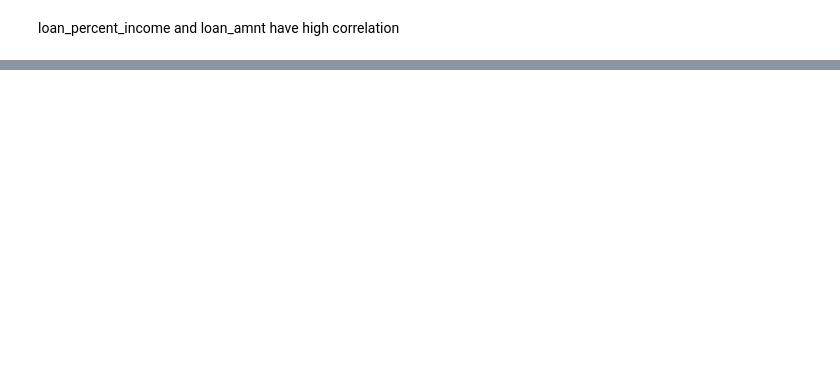
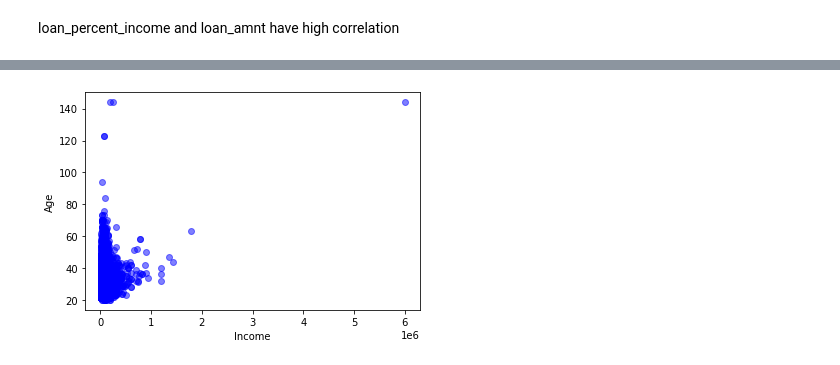
Before and after one commit to SidhST12/BSIP_Assignment_4_Students, a Jupyter notebook: asn4_start.ipynb, the cells around one changed output, grey strips where cells are left out. Saved outputs shown, nothing was run; the diff lists cells and outputs as text; code cells hidden in the pictures; blank space fills up the shorter version.

```diff
--- a/asn4_start.ipynb
+++ b/asn4_start.ipynb
@@ -178,0 +172,8 @@ loan_percent_income and loan_amnt have high correlation
+# %%
+#Scatter plot of Income Against Age
+plt.scatter(df["person_income"], df["person_age"], c = "blue", alpha = 0.5)
+plt.xlabel("Income")
+plt.ylabel("Age")
+plt.show()
+# %% [output]
+[figure, added]
```
Also changed, not shown: parts of 35 cells of this notebook.
